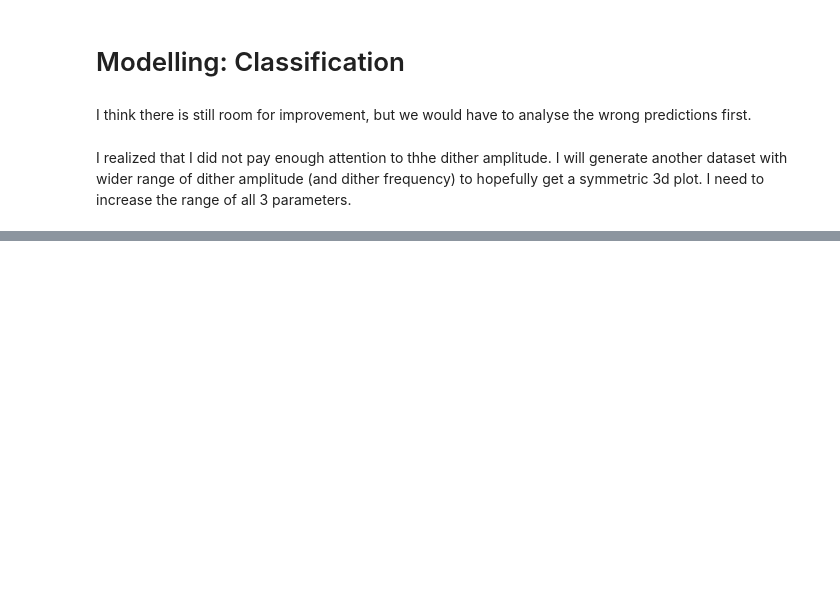
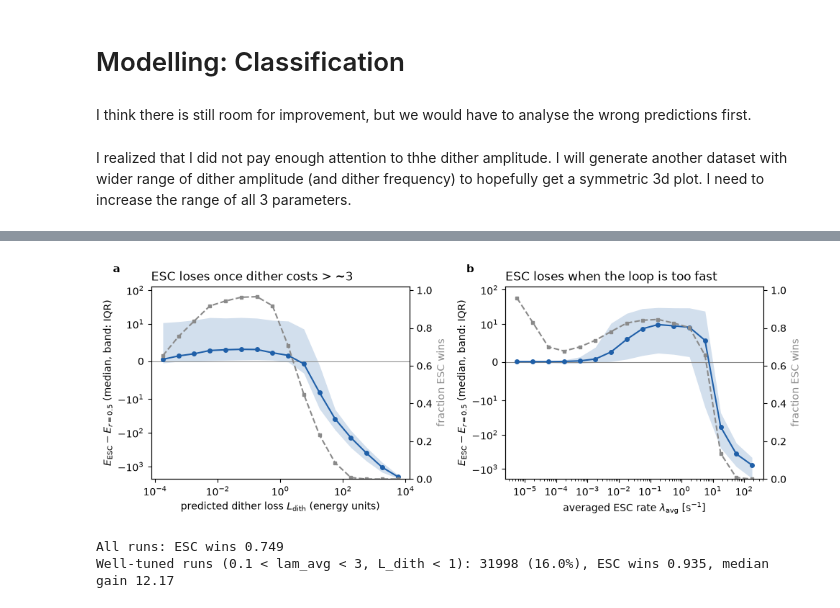
Before and after one commit to HaoPhuc/esc-fuel-ratio, a Jupyter notebook: Optimal-to-operate/OTO-ESC-200k.ipynb, the cells around one changed output, grey strips where cells are left out. Saved outputs shown, nothing was run; the diff lists cells and outputs as text; code cells hidden in the pictures; blank space fills up the shorter version.

Commit message:
add more plots to the dataset analysis

```diff
--- a/Optimal-to-operate/OTO-ESC-200k.ipynb
+++ b/Optimal-to-operate/OTO-ESC-200k.ipynb
@@ -295,0 +335,43 @@ I need to increase the range of all 3 parameters.
+# %%
+# ESC vs fixed r = 0.5: effect of dither loss and averaged rate (report Fig. 6a)
+d = df.copy()
+d['dE'] = d['energy_ESC'] - d['energy_const']
+d['L'] = dither_loss(d['dither_amplitude'], d['dither_frequency'])
+d['lam'] = lam_avg(d['optimizer_gain'], d['dither_frequency'])
+
+def by_bins(col, edges):
+    g = d.groupby(pd.cut(np.log10(d[col]), edges), observed=True)
+    mid = 10 ** np.array([(iv.left + iv.right) / 2 for iv in g.size().index])
+    return mid, g
+
+with plt.style.context('default'):
+    fig, axs = plt.subplots(1, 2, figsize=(10, 3.8))
+    for ax, col, edges, xlabel, title in [
+            (axs[0], 'L', np.arange(-4, 4.01, 0.5), r'predicted dither loss $L_\mathrm{dith}$ (energy units)',
+             'ESC loses once dither costs > ~3'),
+            (axs[1], 'lam', np.arange(-7, 2.51, 0.5), r'averaged ESC rate $\lambda_\mathrm{avg}$ [s$^{-1}$]',
+             'ESC loses when the loop is too fast')]:
+        mid, g = by_bins(col, edges)
+        ax.axhline(0, color=GR, lw=0.8)
+        ax.fill_between(mid, g['dE'].quantile(0.25), g['dE'].quantile(0.75), color=FOC, alpha=0.2, lw=0)
+        ax.plot(mid, g['dE'].median(), 'o-', color=FOC, ms=4)
+        ax.set_xscale('log'); ax.set_yscale('symlog', linthresh=10)
+        ax.set_xlabel(xlabel); ax.set_ylabel(r'$E_\mathrm{ESC}-E_{r=0.5}$ (median, band: IQR)')
+        ax2 = ax.twinx()
+        ax2.plot(mid, g['choose_ESC'].mean(), 's--', color=GR, ms=3.5)
+        ax2.set_ylim(0, 1.02); ax2.set_ylabel('fraction ESC wins', color=GR)
+        ax.set_title(title, loc='left')
+    for a_, l_ in zip(axs, 'ab'):
+        panel_letter(a_, l_)
+    fig.tight_layout()
+    # fig.savefig('oto_energy_dither_rate.png', dpi=300, bbox_inches='tight')
+    plt.show()
+
+tuned = d[(d['lam'] > 0.1) & (d['lam'] < 3) & (d['L'] < 1)]
+print(f"All runs: ESC wins {d['choose_ESC'].mean():.3f}")
+print(f"Well-tuned runs (0.1 < lam_avg < 3, L_dith < 1): {len(tuned)} ({len(tuned)/len(d):.1%}), "
+      f"ESC wins {tuned['choose_ESC'].mean():.3f}, median gain {tuned['dE'].median():.2f}")
+# %% [output]
+[figure, added]
+All runs: ESC wins 0.749
+Well-tuned runs (0.1 < lam_avg < 3, L_dith < 1): 31998 (16.0%), ESC wins 0.935, median gain 12.17
```
Also changed, not shown: parts of 2 cells of this notebook, 6 other files.
